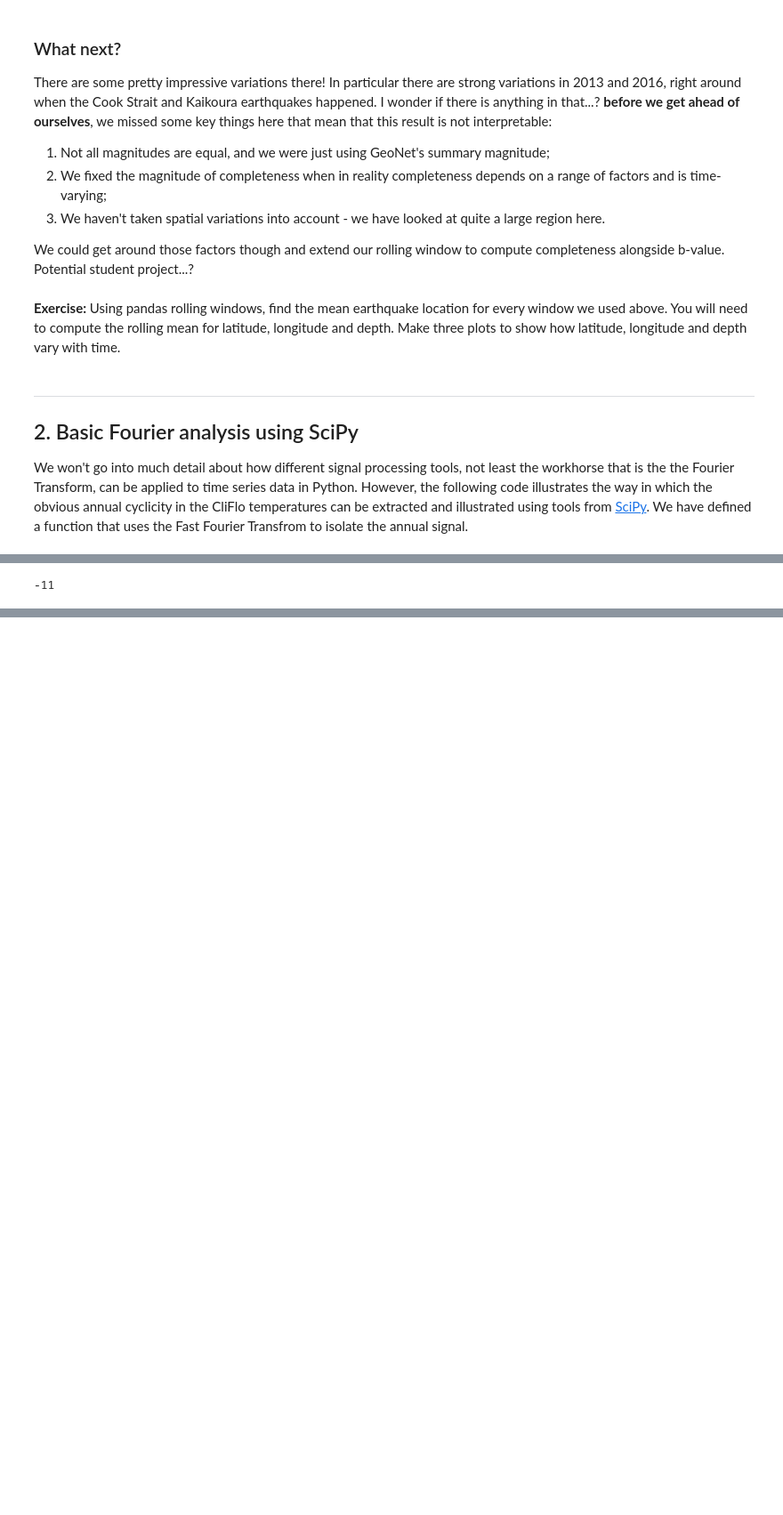
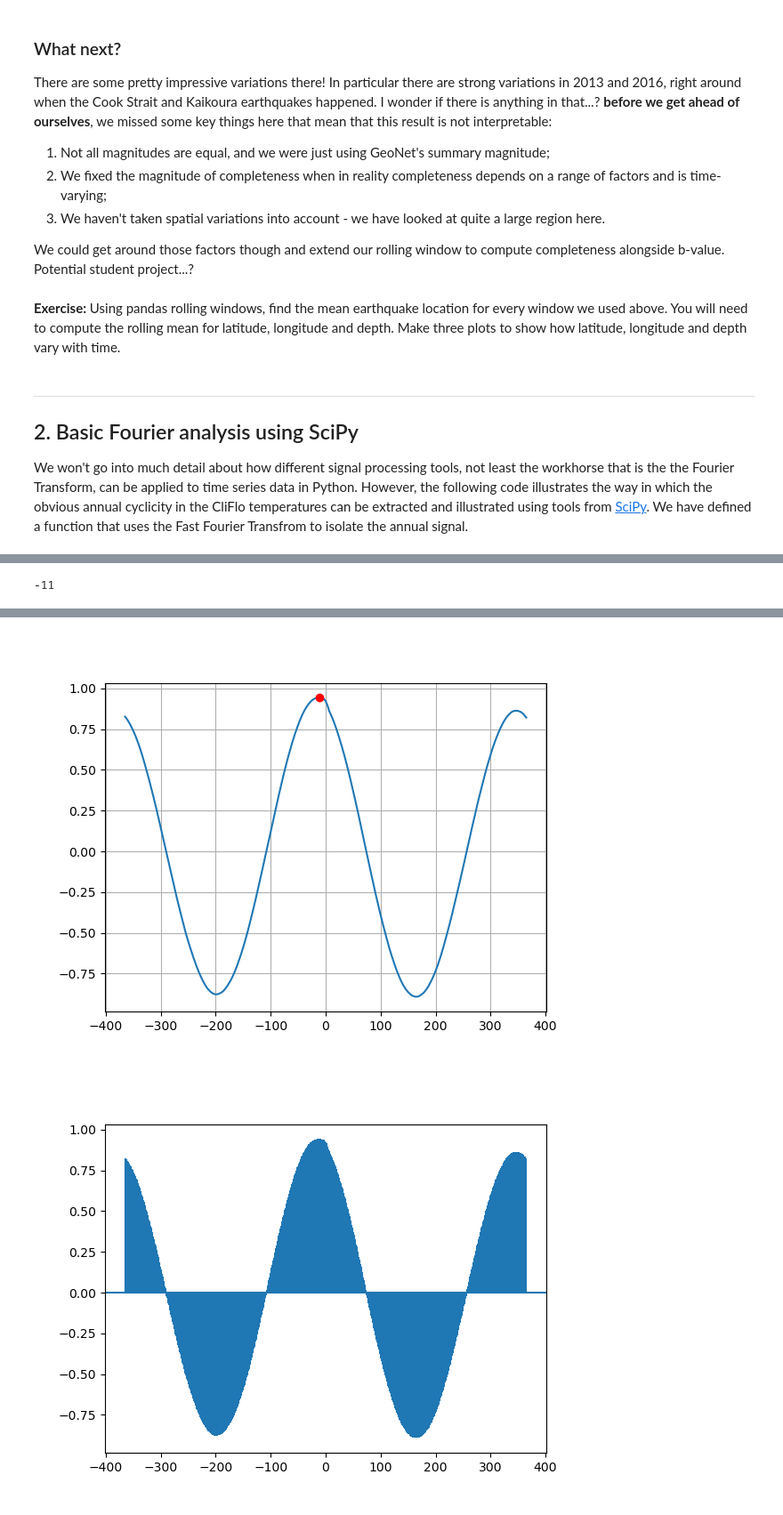
Before and after one commit to calum-chamberlain/ESCI451-Python, a Jupyter notebook: ESCI451_Module_5B_EXTRAS.ipynb, the cells around one changed output, grey strips where cells are left out. Shown: that part at 89% size. Cells and saved outputs as stored; diff of their text form; code cells hidden in the pictures; blank space fills up the shorter version.

```diff
--- a/ESCI451_Module_5B_EXTRAS.ipynb
+++ b/ESCI451_Module_5B_EXTRAS.ipynb
@@ -384,7 +379,8 @@ t30 = stats.zscore(temperatures['T30'].rolling(
 t100 = stats.zscore(temperatures['T100'].rolling(
     window=3).mean().to_numpy(na_value=0))
 # %%
-corr = plt.xcorr(t10, t100, maxlags=365)
+fig, ax = plt.subplots()
+corr = ax.xcorr(t10, t100, maxlags=365)
 # https://matplotlib.org/3.3.3/api/_as_gen/matplotlib.pyplot.xcorr.html
 l = corr[0]
 c = corr[1]
@@ -400,0 +395,2 @@ plt.show()
+[figure, added]
+[figure, added]
```
Also changed, not shown: parts of 6 cells of this notebook, 5 other files.
